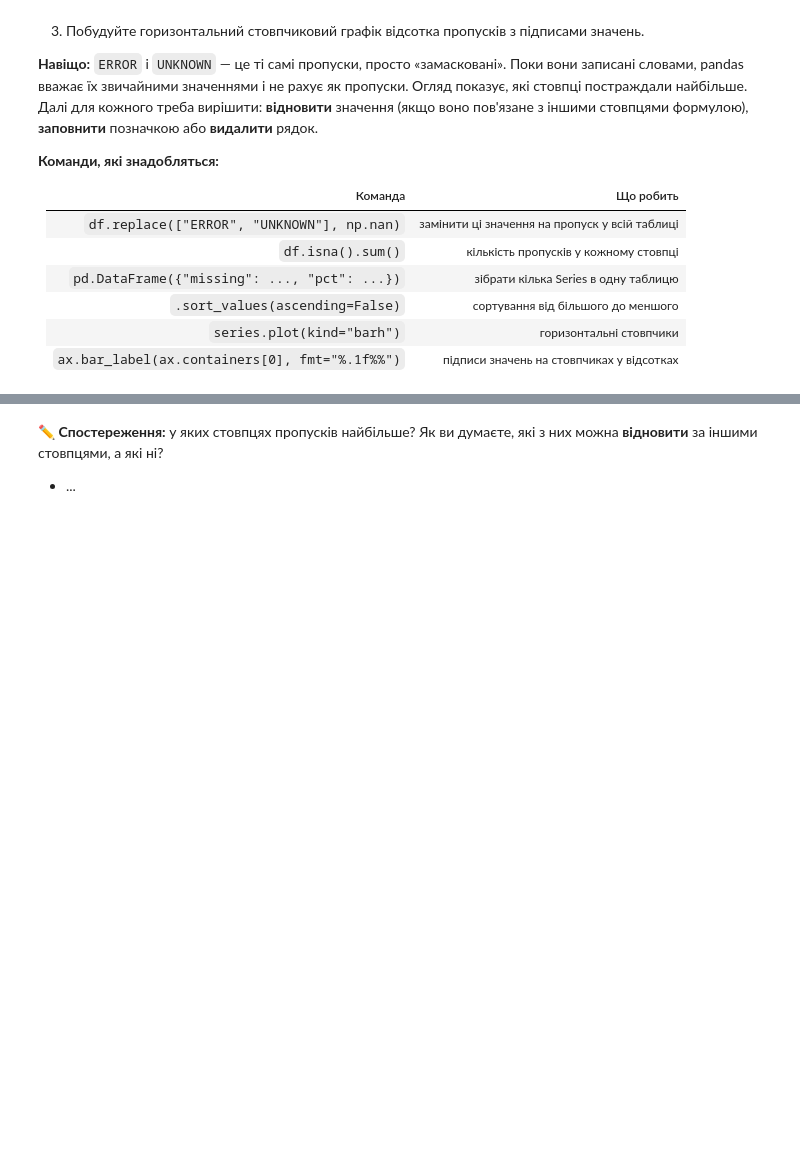
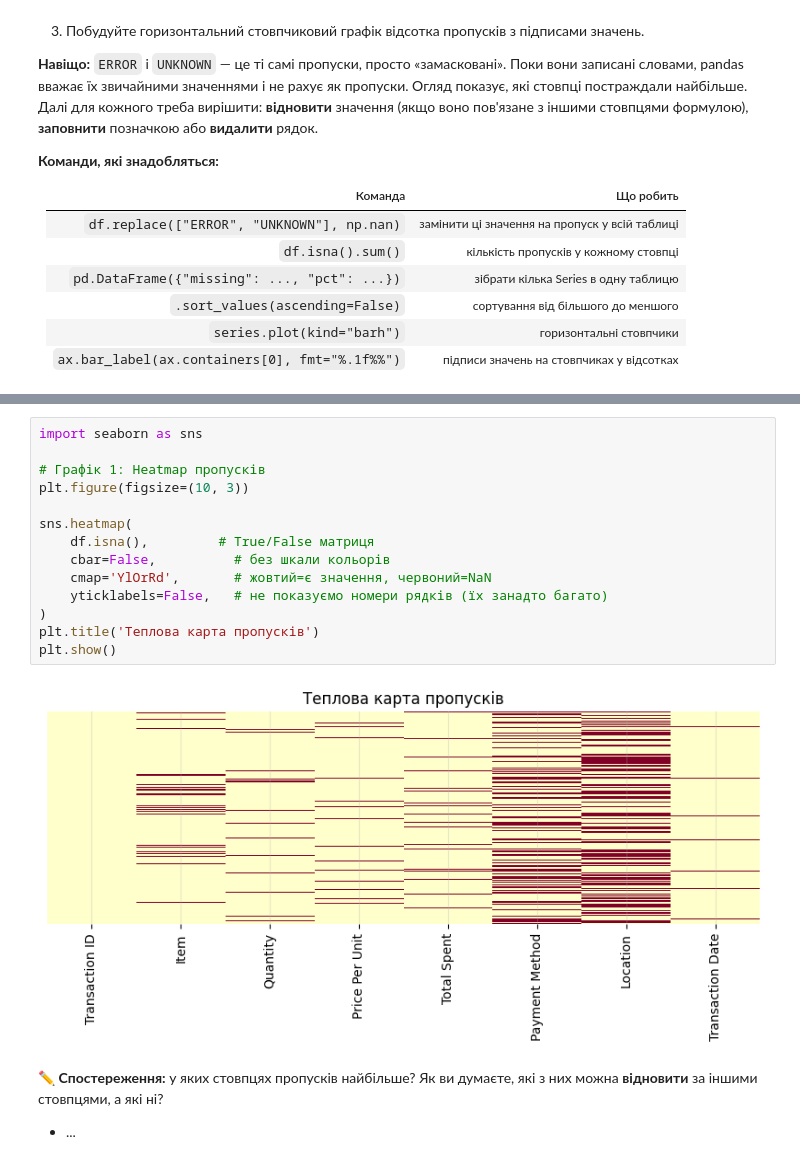
Before and after one commit to OleksandrKolesnichenko/DTA-Python-2026, a Jupyter notebook: Before_final_project_"Pandas_lesson_34_03_11_26_training_project_cafe_sales.ipynb, the cells around one changed output, grey strips where cells are left out. Saved outputs shown, nothing was run; the diff lists cells and outputs as text; blank space fills up the shorter version.

```diff
--- a/Before_final_project_"Pandas_lesson_34_03_11_26_training_project_cafe_sales.ipynb
+++ b/Before_final_project_"Pandas_lesson_34_03_11_26_training_project_cafe_sales.ipynb
@@ -161,3 +310,19 @@ print("Ready!")
+# %%
+import seaborn as sns
+
+# Графік 1: Heatmap пропусків
+plt.figure(figsize=(10, 3))
+
+sns.heatmap(
+    df.isna(),         # True/False матриця
+    cbar=False,          # без шкали кольорів
+    cmap='YlOrRd',       # жовтий=є значення, червоний=NaN
+    yticklabels=False,   # не показуємо номери рядків (їх занадто багато)
+)
+plt.title('Теплова карта пропусків')
+plt.show()
+# %% [output]
+[figure, added]
 # %% [markdown]
 ✏️ **Спостереження:** у яких стовпцях пропусків найбільше? Як ви думаєте, які з них можна **відновити** за іншими стовпцями, а які ні?
 
```
Also changed, not shown: parts of 41 cells of this notebook.
